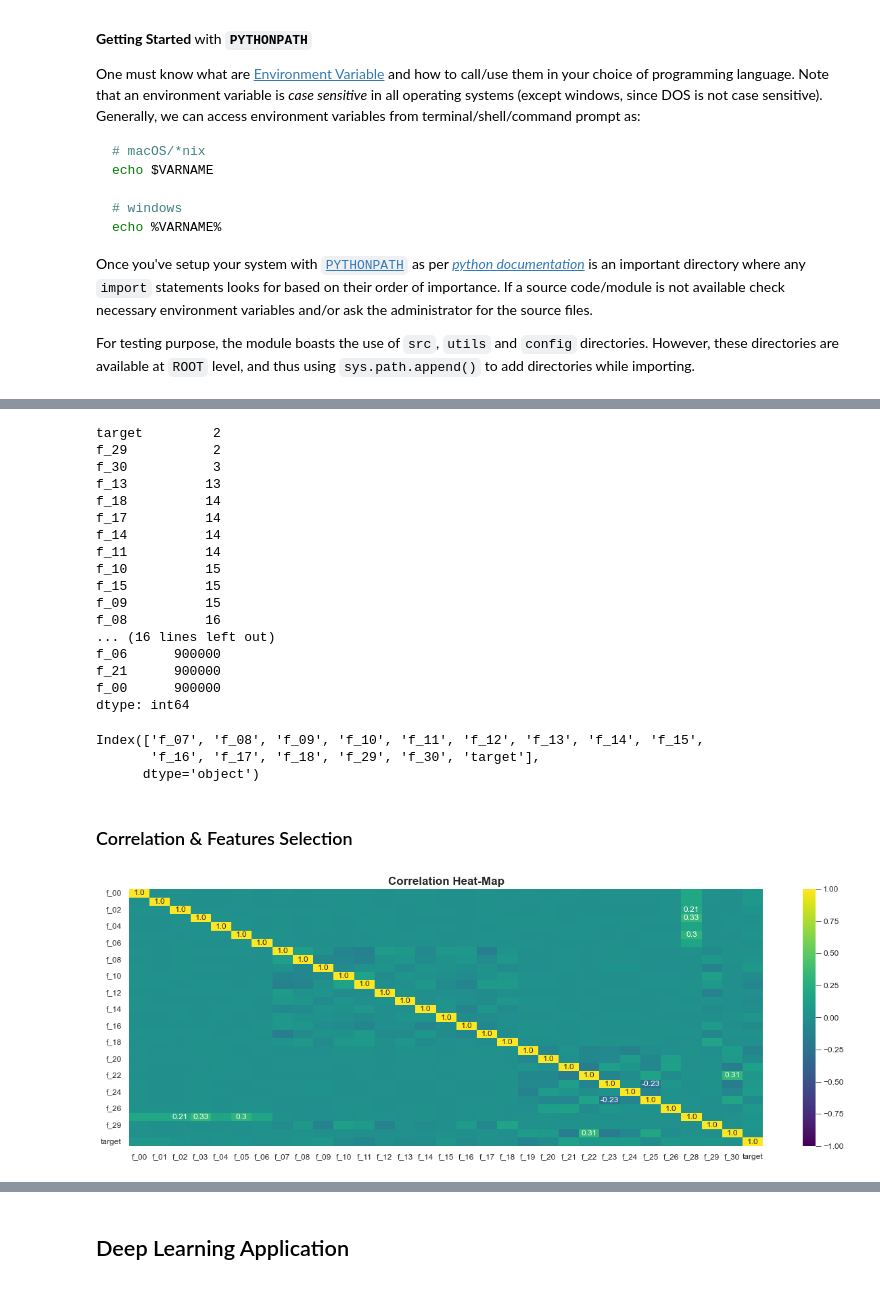
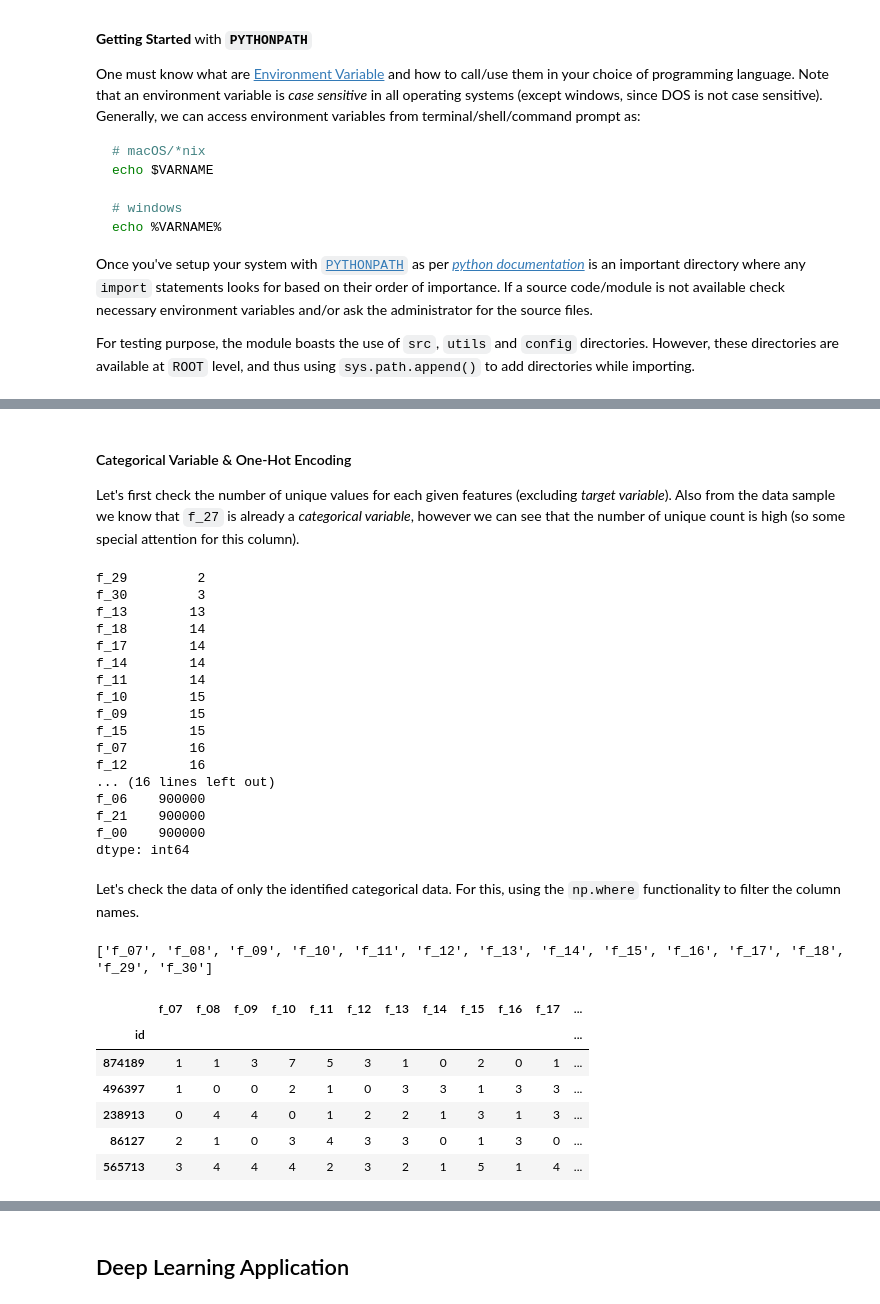
Before and after one commit to ZenithClown/self-development, a Jupyter notebook: notebooks/Tabular Playground Series [TPS] May, 2022.ipynb, the cells around one changed output, grey strips where cells are left out. Drawn from its saved outputs; the diff is of its cells as text; code cells hidden in the pictures.

```diff
--- a/notebooks/Tabular Playground Series [TPS] May, 2022.ipynb
+++ b/notebooks/Tabular Playground Series [TPS] May, 2022.ipynb
@@ -199,35 +254,41 @@ trn_data.describe(percentiles = [0.05, 0.25, 0.50, 0.75, 0.95])
+# %% [markdown]
+#### Categorical Variable \& One-Hot Encoding
+
+Let's first check the number of unique values for each given features (excluding *target variable*). Also from the data sample we know that `f_27` is already a *categorical variable*, however we can see that the number of unique count is high (so some special attention for this column).
 # %%
-trn_data.nunique().sort_values(ascending = True) # check unique value count
+trn_data.drop(columns = "target").nunique().sort_values(ascending = True) # check unique value count
 # %% [output]
-target         2
-f_29           2
-f_30           3
-f_13          13
-f_18          14
-f_17          14
-f_14          14
-f_11          14
-f_10          15
-f_15          15
-f_09          15
-f_08          16
+f_29         2
+f_30         3
+f_13        13
+f_18        14
+f_17        14
+f_14        14
+f_11        14
+f_10        15
+f_09        15
+f_15        15
+f_07        16
+f_12        16
 ... (16 lines left out)
-f_06      900000
-f_21      900000
-f_00      900000
+f_06    900000
+f_21    900000
+f_00    900000
 dtype: int64
+# %% [markdown]
+Let's check the data of only the identified categorical data. For this, using the `np.where` functionality to filter the column names.
 # %%
-trn_data.nunique().where(lambda x : x <= 16).dropna().index # maybe do featuring
+cat_cols = trn_data.drop(columns = "target").nunique().where(lambda x : x <= 16).dropna().index.tolist() # maybe do featuring
+print(cat_cols)
 # %% [output]
-Index(['f_07', 'f_08', 'f_09', 'f_10', 'f_11', 'f_12', 'f_13', 'f_14', 'f_15',
-       'f_16', 'f_17', 'f_18', 'f_29', 'f_30', 'target'],
-      dtype='object')
+['f_07', 'f_08', 'f_09', 'f_10', 'f_11', 'f_12', 'f_13', 'f_14', 'f_15', 'f_16', 'f_17', 'f_18', 'f_29', 'f_30']
-# %% [markdown]
-### Correlation \& Features Selection
-# %%
-corr_heatmap(trn_data, annot_threshold = 0.2)
-
-plt.title("Correlation Heat-Map")
-plt.show()
-# %% [output]
-[figure, removed]
+# %%
+trn_data[cat_cols].sample(5)
+# %% [output]
+|  | f_07 | f_08 | f_09 | f_10 | f_11 | f_12 | f_13 | f_14 | f_15 | f_16 | f_17 | ... |
+| id |  |  |  |  |  |  |  |  |  |  |  | ... |
+| 874189 | 1 | 1 | 3 | 7 | 5 | 3 | 1 | 0 | 2 | 0 | 1 | ... |
+| 496397 | 1 | 0 | 0 | 2 | 1 | 0 | 3 | 3 | 1 | 3 | 3 | ... |
+| 238913 | 0 | 4 | 4 | 0 | 1 | 2 | 2 | 1 | 3 | 1 | 3 | ... |
+| 86127 | 2 | 1 | 0 | 3 | 4 | 3 | 3 | 0 | 1 | 3 | 0 | ... |
+| 565713 | 3 | 4 | 4 | 4 | 2 | 3 | 2 | 1 | 5 | 1 | 4 | ... |
```
Also changed, not shown: parts of 24 cells of this notebook.
